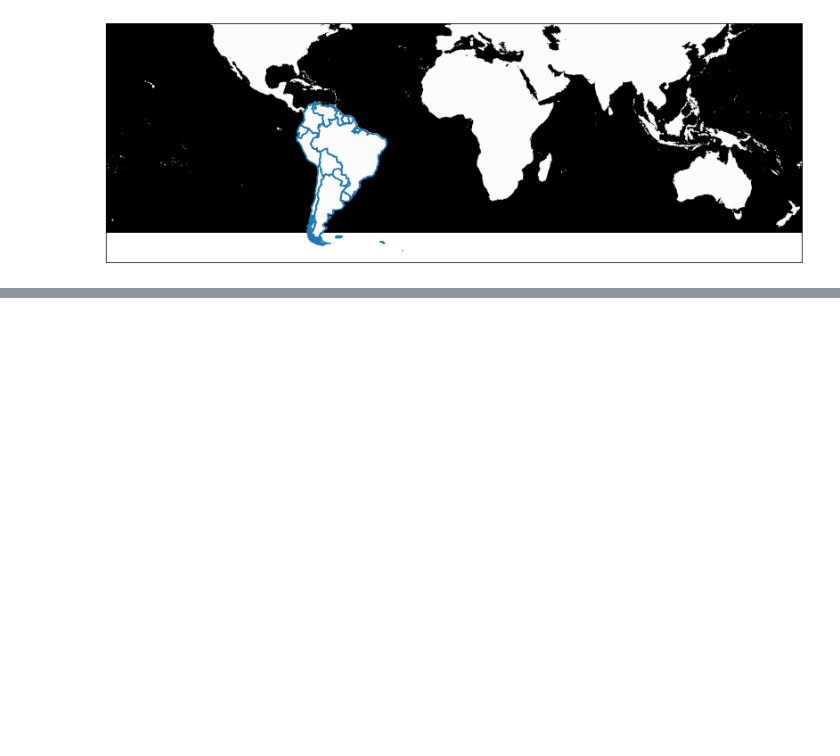
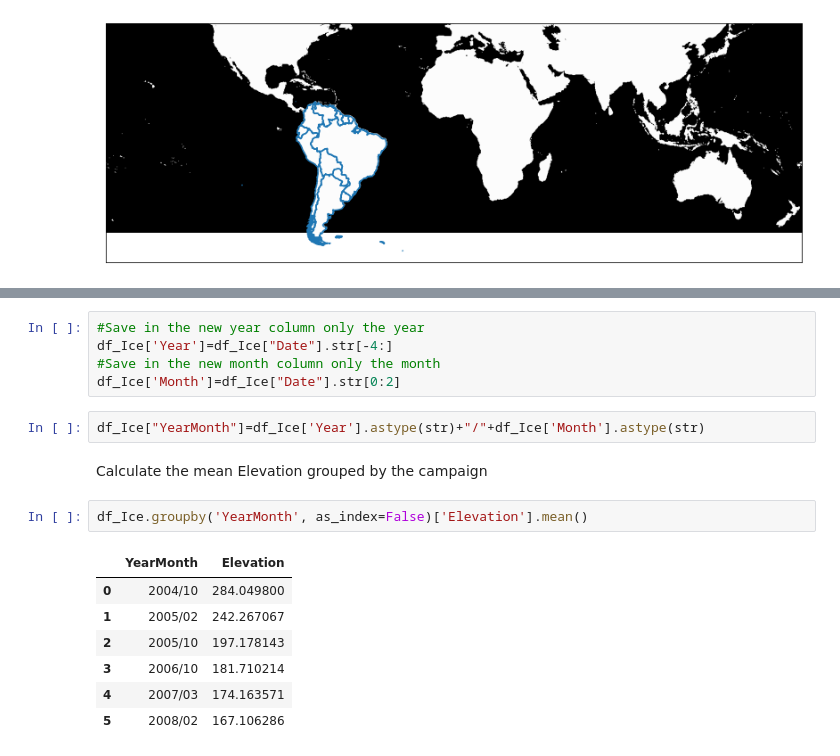
Before and after one commit to carcak/CodingBenchmark, a Jupyter notebook: Coding_Benchmark_2.ipynb, the cells around one changed output, grey strips where cells are left out. Drawn from its saved outputs; the diff is of its cells as text; blank space fills up the shorter version.

```diff
--- a/Coding_Benchmark_2.ipynb
+++ b/Coding_Benchmark_2.ipynb
@@ -448,0 +468,19 @@ plt.show()
+# %%
+#Save in the new year column only the year
+df_Ice['Year']=df_Ice["Date"].str[-4:]
+#Save in the new month column only the month
+df_Ice['Month']=df_Ice["Date"].str[0:2]
+# %%
+df_Ice["YearMonth"]=df_Ice['Year'].astype(str)+"/"+df_Ice['Month'].astype(str)
+# %% [markdown]
+Calculate the mean Elevation grouped by the campaign
+# %%
+df_Ice.groupby('YearMonth', as_index=False)['Elevation'].mean()
+# %% [output]
+|  | YearMonth | Elevation |
+| 0 | 2004/10 | 284.049800 |
+| 1 | 2005/02 | 242.267067 |
+| 2 | 2005/10 | 197.178143 |
+| 3 | 2006/10 | 181.710214 |
+| 4 | 2007/03 | 174.163571 |
+| 5 | 2008/02 | 167.106286 |
```
Also changed, not shown: parts of 4 cells of this notebook.
